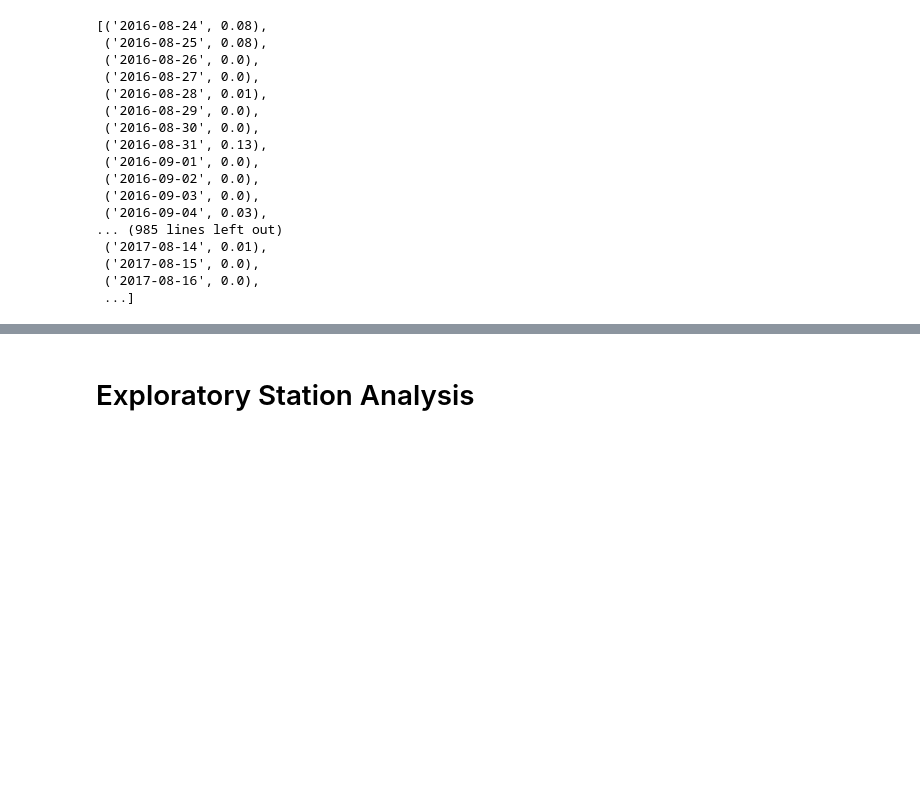
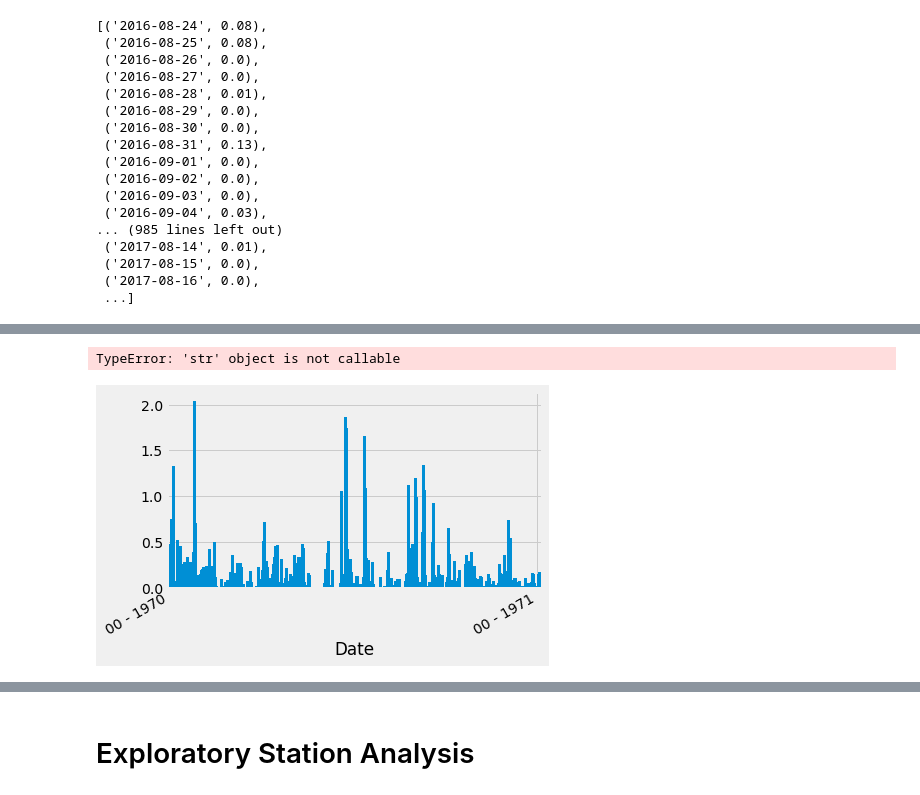
Before and after one commit to itspria/sqlalchemy-challenge, a Jupyter notebook: climate_analysis.ipynb, the cells around one changed output, grey strips where cells are left out. Drawn from its saved outputs; the diff is of its cells as text; code cells hidden in the pictures; blank space fills up the shorter version.

```diff
--- a/climate_analysis.ipynb
+++ b/climate_analysis.ipynb
@@ -134,2 +143,37 @@ plt.show()
+# %%
+import matplotlib.dates as mdates
+##########Need to fix this###############################
+years = mdates.YearLocator()   # every year
+months = mdates.MonthLocator()  # every month
+years_fmt = mdates.DateFormatter('%M - %Y')
+
+fig, ax = plt.subplots()
+#x.bar(x = prcpDF['Date'], data=prcpDF, width=2)
+prcpDF.plot(kind='bar', width=3, ax = ax)
+
+# format the ticks
+ax.xaxis.set_major_locator(years)
+ax.xaxis.set_major_formatter(years_fmt)
+ax.xaxis.set_minor_locator(months)
+
+# format the coords message box
+ax.format_xdata = mdates.DateFormatter('%Y-%m-%d')
+ax.format_ydata = lambda x: '$%1.2f' % x  # format the price.
+ax.grid(True)
+fig.autofmt_xdate()
+
+#prcpDF.plot(kind='bar', width=5, figsize=(12,8), x_compat=True)
+plt.title("Precipitation Last 12 Months")
+plt.ylabel("Precipitation (Inches)")
+plt.xlabel("Date")
+#plt.xticks([1,2,3,4,5,6,7,8,9,10,11,12], ['Aug 2016', 'Sep 2016', 'Oct 2016', 'Nov 2016', 'Dec 2016', 'Jan 2017', 'Feb 2017', 'Mar 2017', 'Apr 2017', 'May 2017', 'Jun 2017', 'Jul 2017'])
+#plt.xticks([])
+
+plt.tight_layout()
+
+plt.show()
+# %% [output]
+TypeError: 'str' object is not callable
+[figure, added]
 # %%
 # Use Pandas to calcualte the summary statistics for the precipitation data
```
Also changed, not shown: parts of 10 cells of this notebook.
